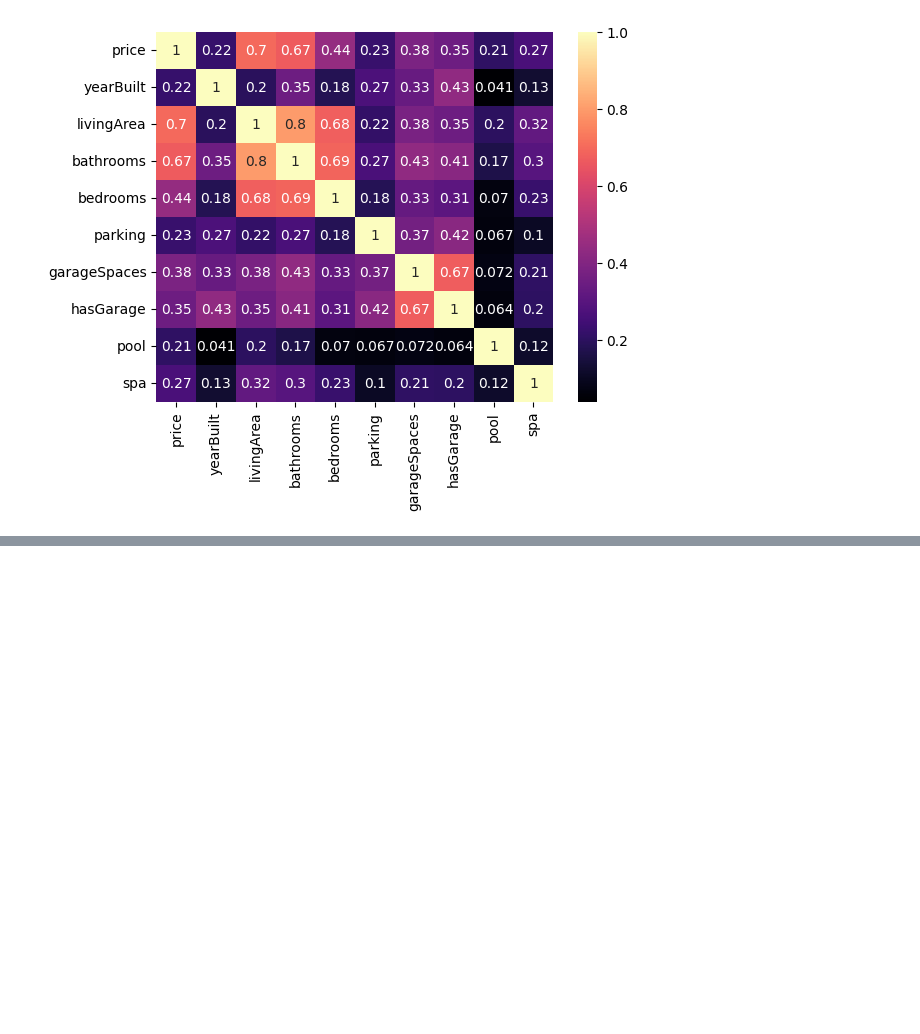
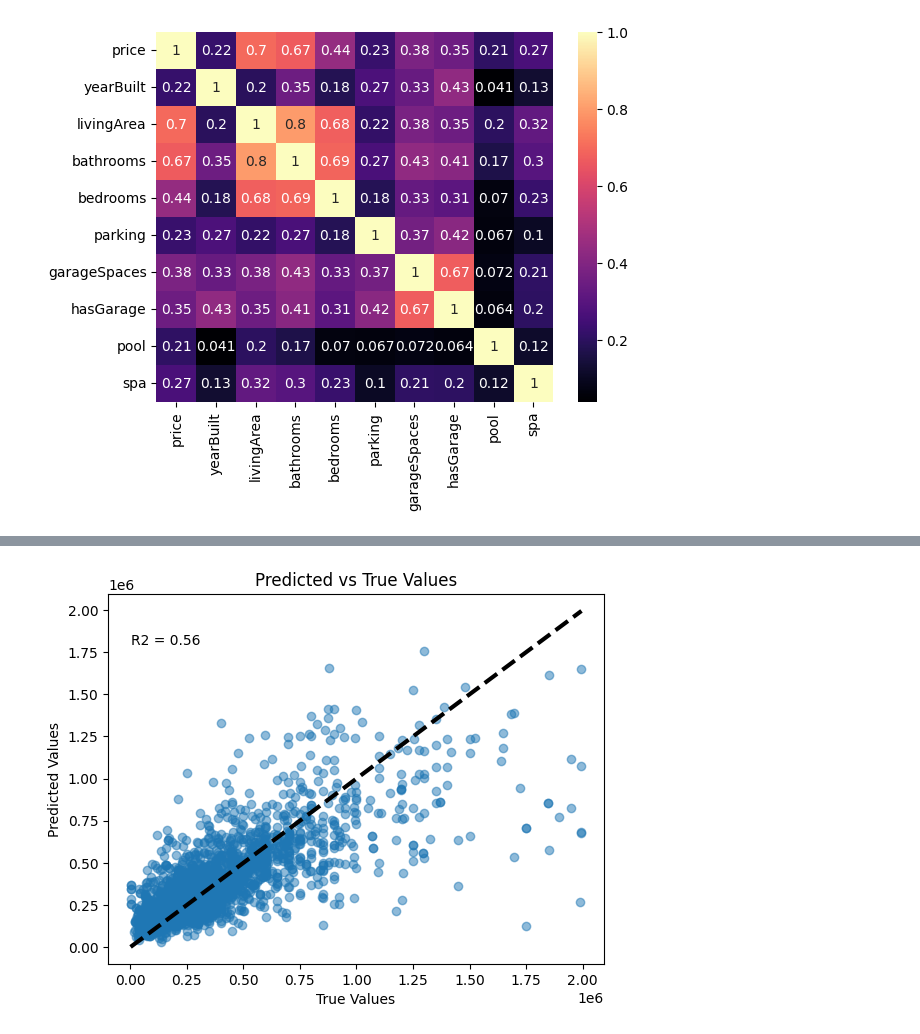
Before and after one commit to gheath340/realEstateML, a Jupyter notebook: main.ipynb, the cells around one changed output, grey strips where cells are left out. Drawn from its saved outputs; the diff is of its cells as text; code cells hidden in the pictures; blank space fills up the shorter version.

```diff
--- a/main.ipynb
+++ b/main.ipynb
@@ -111,0 +145,8 @@ plt.ylabel("Price(USD)")
+# %%
+X = df[['yearBuilt','livingArea','bathrooms','bedrooms']].values  # features
+y = df['price'].values  # target variable
+
+# split the data into training and testing sets
+X_train, X_test, y_train, y_test = train_test_split(X, y, test_size=0.3, random_state=42)
+# %%
+rf = RandomForestRegressor(n_estimators=100, random_state=42)
@@ -111,0 +157,2 @@ plt.ylabel("Price(USD)")
+# %%
+y_pred = rf.predict(X_test)
@@ -111,0 +168,22 @@ plt.ylabel("Price(USD)")
+# %%
+# assume your true and predicted values are stored in variables y_true and y_pred, respectively
+
+# create a scatter plot of predicted vs true values
+plt.scatter(y_test, y_pred, alpha=0.5)
+
+# add a line of perfect fit to the plot
+plt.plot([y_test.min(), y_test.max()], [y_test.min(), y_test.max()], 'k--', lw=3)
+
+# set plot title and labels
+plt.title('Predicted vs True Values')
+plt.xlabel('True Values')
+plt.ylabel('Predicted Values')
+
+# display R2 value as text in the plot
+r2 = r2_score(y_test, y_pred)
+plt.text(y_test.min(), y_test.max()*0.9, f'R2 = {r2:.2f}')
+
+# show the plot
+plt.show()
+# %% [output]
+[figure, added]
```
Also changed, not shown: parts of 5 cells of this notebook.
